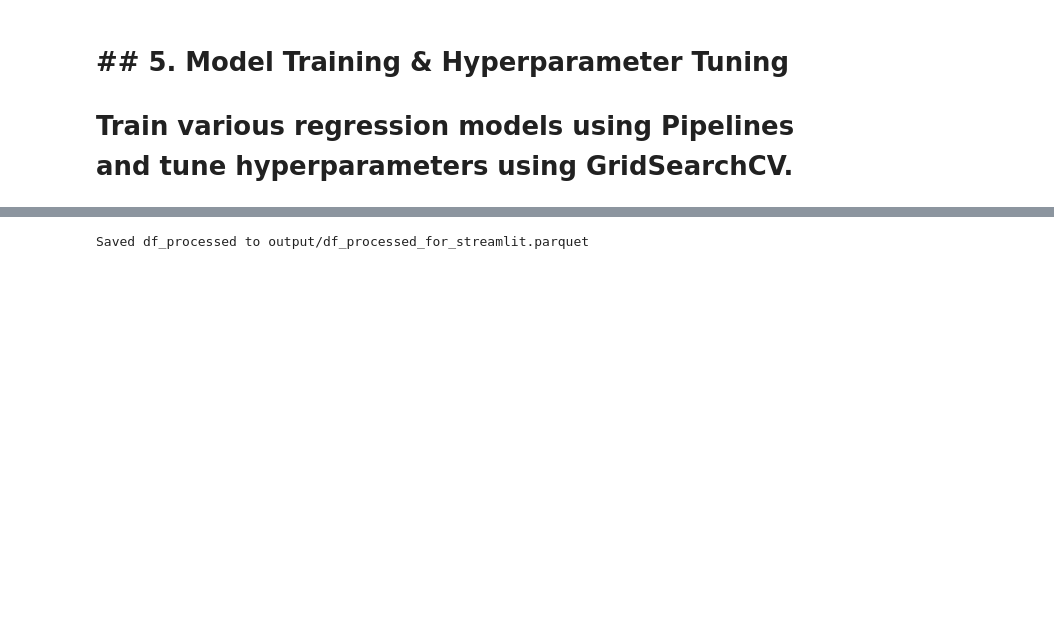
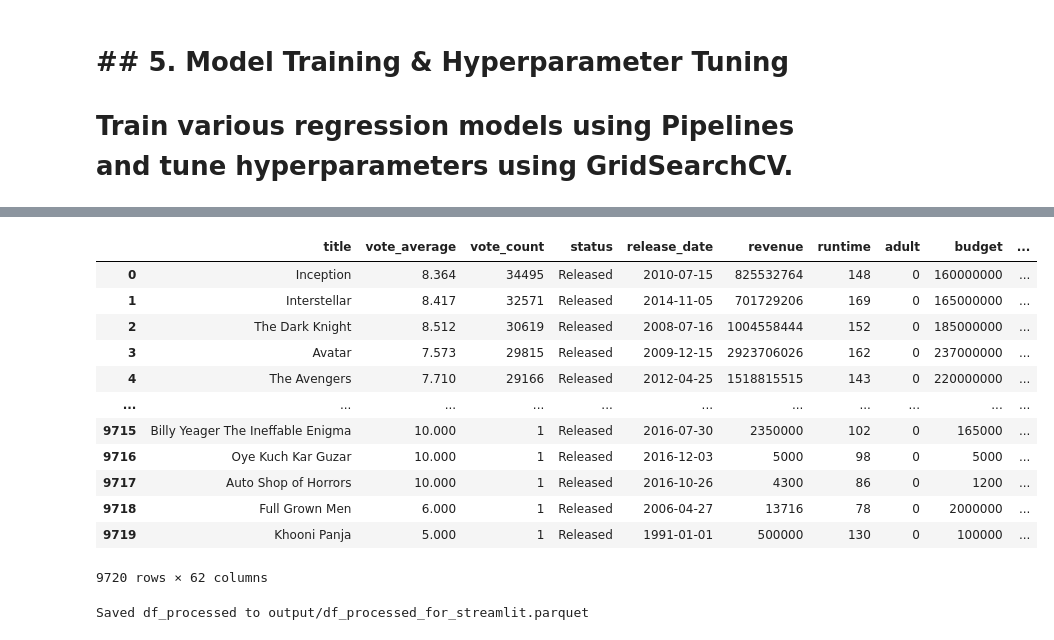
Before and after one commit to lansantuyo/113i-movie-analysis, a Jupyter notebook: code.ipynb, the cells around one changed output, grey strips where cells are left out. Cells and saved outputs as stored; diff of their text form; code cells hidden in the pictures; blank space fills up the shorter version.

```diff
--- a/code.ipynb
+++ b/code.ipynb
@@ -1083,3 +933,19 @@ VBox(children=(HBox(children=(Dropdown(description='Select Genre:', options=('ge
+# %%
+df_processed
+# %% [output]
+|  | title | vote_average | vote_count | status | release_date | revenue | runtime | adult | budget | ... |
+| 0 | Inception | 8.364 | 34495 | Released | 2010-07-15 | 825532764 | 148 | 0 | 160000000 | ... |
+| 1 | Interstellar | 8.417 | 32571 | Released | 2014-11-05 | 701729206 | 169 | 0 | 165000000 | ... |
+| 2 | The Dark Knight | 8.512 | 30619 | Released | 2008-07-16 | 1004558444 | 152 | 0 | 185000000 | ... |
+| 3 | Avatar | 7.573 | 29815 | Released | 2009-12-15 | 2923706026 | 162 | 0 | 237000000 | ... |
+| 4 | The Avengers | 7.710 | 29166 | Released | 2012-04-25 | 1518815515 | 143 | 0 | 220000000 | ... |
+| ... | ... | ... | ... | ... | ... | ... | ... | ... | ... | ... |
+| 9715 | Billy Yeager The Ineffable Enigma | 10.000 | 1 | Released | 2016-07-30 | 2350000 | 102 | 0 | 165000 | ... |
+| 9716 | Oye Kuch Kar Guzar | 10.000 | 1 | Released | 2016-12-03 | 5000 | 98 | 0 | 5000 | ... |
+| 9717 | Auto Shop of Horrors | 10.000 | 1 | Released | 2016-10-26 | 4300 | 86 | 0 | 1200 | ... |
+| 9718 | Full Grown Men | 6.000 | 1 | Released | 2006-04-27 | 13716 | 78 | 0 | 2000000 | ... |
+| 9719 | Khooni Panja | 5.000 | 1 | Released | 1991-01-01 | 500000 | 130 | 0 | 100000 | ... |
+9720 rows × 62 columns
 # %%
 # Add this to the end of your data preparation section in prediction.py
 # or run it separately after df_processed is created.
```
Also changed, not shown: parts of 40 cells of this notebook, 5 other files.
